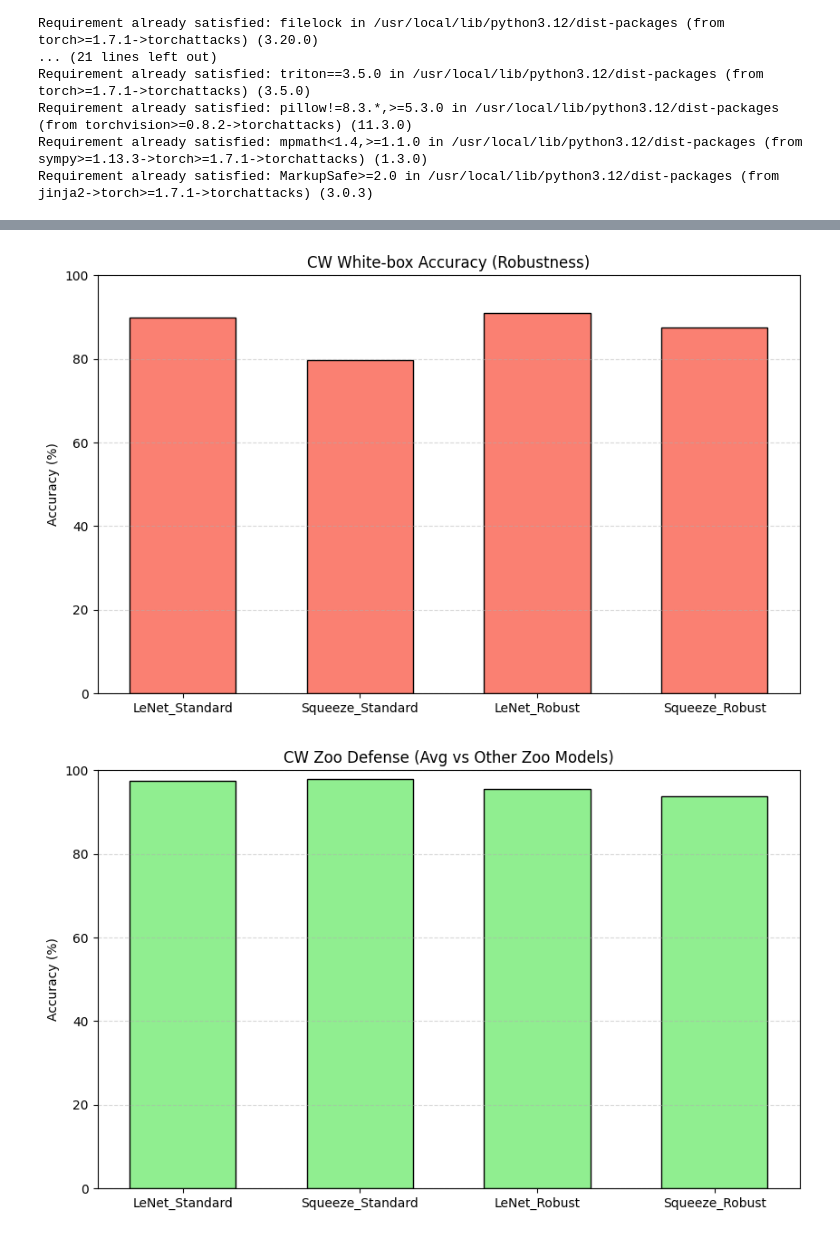
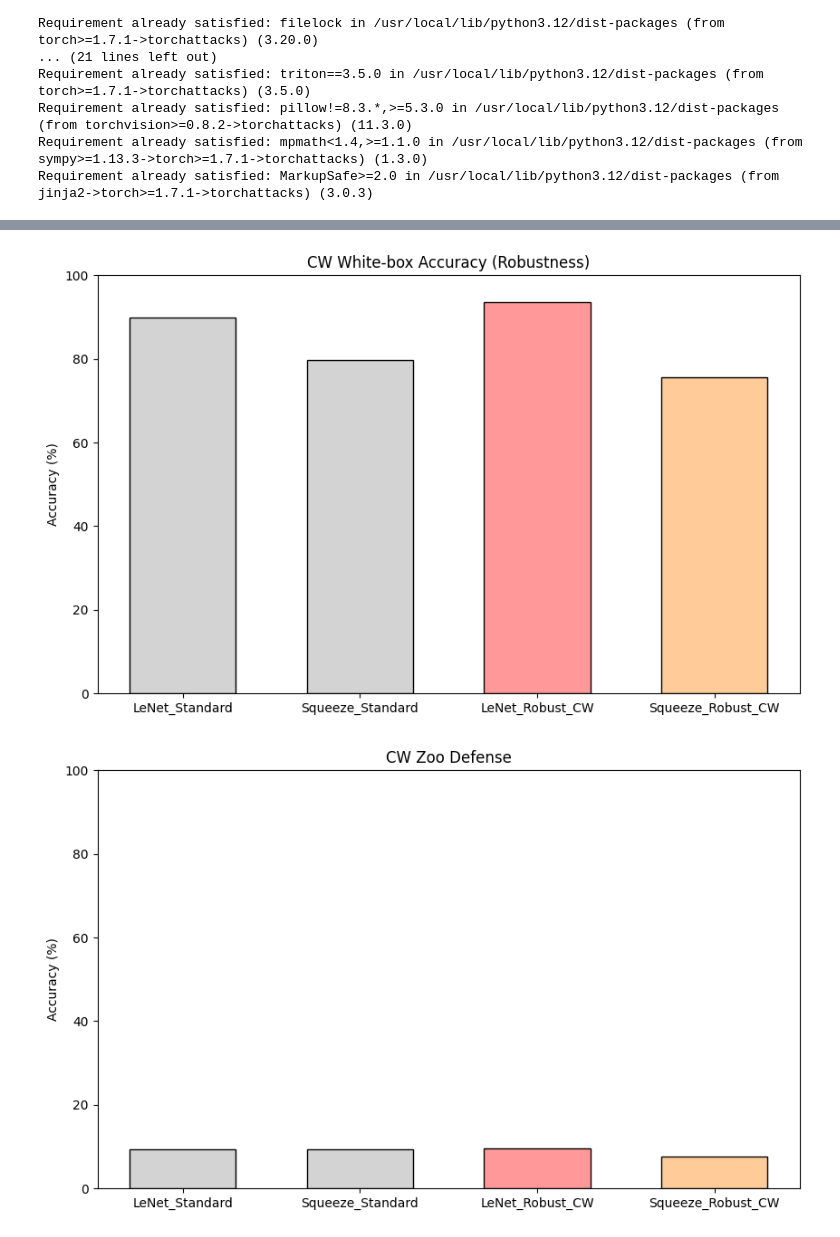
Before and after one commit to vm2781/adversarial_attacks, a Jupyter notebook: model_adversarial_analysis.ipynb, the cells around one changed output, grey strips where cells are left out. Drawn from its saved outputs; the diff is of its cells as text; code cells hidden in the pictures.

```diff
--- a/model_adversarial_analysis.ipynb
+++ b/model_adversarial_analysis.ipynb
@@ -265,7 +272,15 @@ attack_configs = [
 ]
 
 for atk_name, atk_class, atk_params in attack_configs:
-    for name in tqdm(all_names, desc=f"Generating {atk_name}"):
+
+    if atk_name == 'PGD':
+        current_focus = ['LeNet_Standard', 'Squeeze_Standard', 'LeNet_Robust_PGD', 'Squeeze_Robust_PGD']
+    elif atk_name == 'CW':
+        current_focus = ['LeNet_Standard', 'Squeeze_Standard', 'LeNet_Robust_CW', 'Squeeze_Robust_CW']
+    else:
+        current_focus = ['LeNet_Standard', 'Squeeze_Standard', 'LeNet_Robust_Pixle', 'Squeeze_Robust_Pixle']
+
+    for name in tqdm(current_focus, desc=f"Generating {atk_name}"):
         if name not in zoo_models:
             continue
 
@@ -573,61 +512,59 @@ ValueError: too many values to unpack (expected 2)
 # %%
-cw_metrics = calculate_metrics('CW')
+cw_focus = ['LeNet_Standard', 'Squeeze_Standard', 'LeNet_Robust_CW', 'Squeeze_Robust_CW']
+cw_metrics = calculate_metrics('CW', cw_focus)
+cw_ext_scores = get_external_scores(cw_focus)
 
 if cw_metrics:
-    x = np.arange(len(focus_models_names))
+    x = np.arange(len(cw_focus))
     width = 0.6
+    bar_colors = ['#d3d3d3', '#d3d3d3', '#ff9999', '#ffcc99']
 
     plt.figure(figsize=(10, 6))
-    plt.bar(x, cw_metrics['clean'], color='skyblue', edgecolor='black', width=width)
-    plt.xticks(x, focus_models_names)
+    plt.bar(x, cw_metrics['clean'], color=bar_colors, edgecolor='black', width=width)
+    plt.xticks(x, cw_focus)
     plt.title("CW Baseline Clean Accuracy")
     plt.ylabel("Accuracy (%)")
     plt.ylim(0, 100)
-    plt.grid(axis='y', linestyle='--', alpha=0.5)
     plt.show()
 
     plt.figure(figsize=(10, 6))
-    plt.bar(x, cw_metrics['white'], color='salmon', edgecolor='black', width=width)
-    plt.xticks(x, focus_models_names)
+    plt.bar(x, cw_metrics['white'], color=bar_colors, edgecolor='black', width=width)
+    plt.xticks(x, cw_focus)
     plt.title("CW White-box Accuracy (Robustness)")
     plt.ylabel("Accuracy (%)")
     plt.ylim(0, 100)
-    plt.grid(axis='y', linestyle='--', alpha=0.5)
     plt.show()
 
     plt.figure(figsize=(10, 6))
-    plt.bar(x, cw_metrics['zoo_def'], color='lightgreen', edgecolor='black', width=width)
-    plt.xticks(x, focus_models_names)
-    plt.title("CW Zoo Defense (Avg vs Other Zoo Models)")
+    plt.bar(x, cw_metrics['zoo_def'], color=bar_colors, edgecolor='black', width=width)
+    plt.xticks(x, cw_focus)
+    plt.title("CW Zoo Defense")
     plt.ylabel("Accuracy (%)")
     plt.ylim(0, 100)
-    plt.grid(axis='y', linestyle='--', alpha=0.5)
     plt.show()
 
     plt.figure(figsize=(10, 6))
-    plt.bar(x, cw_metrics['zoo_off'], color='orange', edgecolor='black', width=width)
-    plt.xticks(x, focus_models_names)
-    plt.title("CW Zoo Offense (Avg Success Rate Transfer)")
+    plt.bar(x, cw_metrics['zoo_off'], color=bar_colors, edgecolor='black', width=width)
+    plt.xticks(x, cw_focus)
+    plt.title("CW Zoo Offense")
     plt.ylabel("Success Rate (%)")
     plt.ylim(0, 100)
-    plt.grid(axis='y', linestyle='--', alpha=0.5)
     plt.show()
 
     plt.figure(figsize=(10, 6))
-    plt.bar(x, ext_accs, color='black', edgecolor='white', width=width)
-    plt.xticks(x, focus_models_names)
-    plt.title("CW: Robustness Against All External (Black-Box) Data")
+    plt.bar(x, cw_ext_scores, color=bar_colors, edgecolor='black', width=width)
+    plt.xticks(x, cw_focus)
+    plt.title("CW Section: True Black Box (Entire External Dataset)")
     plt.ylabel("Accuracy (%)")
     plt.ylim(0, 100)
-    plt.grid(axis='y', linestyle='--', alpha=0.5)
     plt.show()
 
-    focus_indices = [all_names.index(n) for n in focus_models_names]
+    focus_indices = [all_names.index(n) for n in cw_focus]
     sub_matrix = cw_metrics['matrix'][np.ix_(focus_indices, focus_indices)]
 
     plt.figure(figsize=(8, 6))
     sns.heatmap(sub_matrix, annot=True, fmt=".1f", cmap="RdYlGn", vmin=0, vmax=100,
-                xticklabels=focus_models_names, yticklabels=focus_models_names)
+                xticklabels=cw_focus, yticklabels=cw_focus)
     plt.title("CW Transferability Matrix")
     plt.xlabel("Target Model (Victim)")
     plt.ylabel("Source Model (Attacker)")
@@ -639,2 +576,2 @@ if cw_metrics:
-[figure, old version]
+[figure, new version]
-[figure, old version]
+[figure, new version]
```
Also changed, not shown: parts of 7 cells of this notebook.
